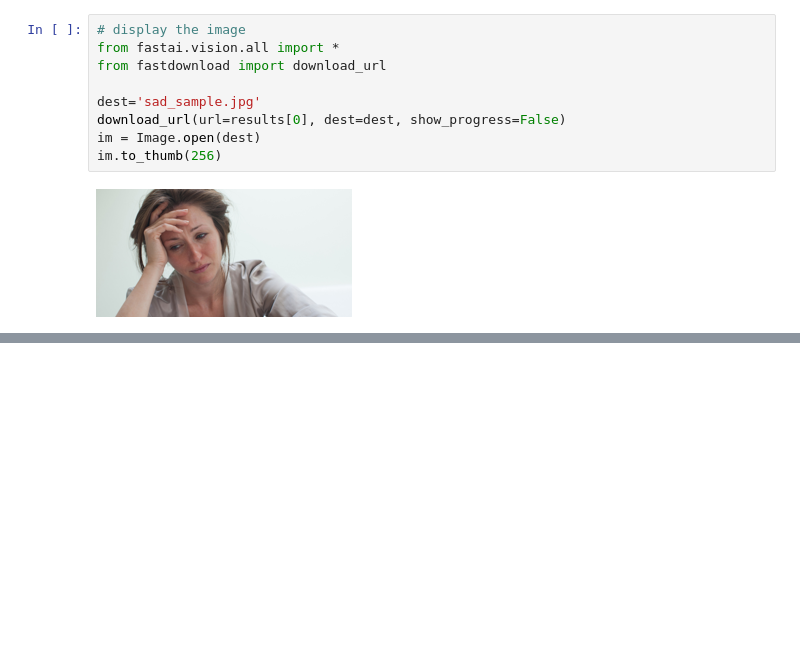
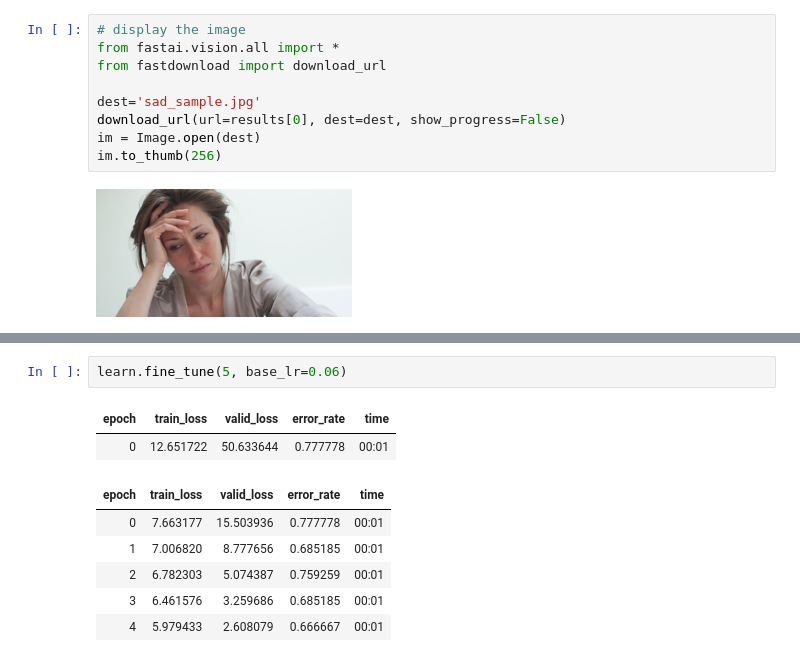
Before and after one commit to fichel/fast.ai-practice, a Jupyter notebook: emotions.ipynb, the cells around one changed output, grey strips where cells are left out. Cells and saved outputs as stored; diff of their text form; blank space fills up the shorter version.

```diff
--- a/emotions.ipynb
+++ b/emotions.ipynb
@@ -83,0 +149,11 @@ resize_images?
+# %%
+learn.fine_tune(5, base_lr=0.06)
+# %% [output]
+| epoch | train_loss | valid_loss | error_rate | time |
+| 0 | 12.651722 | 50.633644 | 0.777778 | 00:01 |
+| epoch | train_loss | valid_loss | error_rate | time |
+| 0 | 7.663177 | 15.503936 | 0.777778 | 00:01 |
+| 1 | 7.006820 | 8.777656 | 0.685185 | 00:01 |
+| 2 | 6.782303 | 5.074387 | 0.759259 | 00:01 |
+| 3 | 6.461576 | 3.259686 | 0.685185 | 00:01 |
+| 4 | 5.979433 | 2.608079 | 0.666667 | 00:01 |
```
Also changed, not shown: parts of 13 cells of this notebook.
